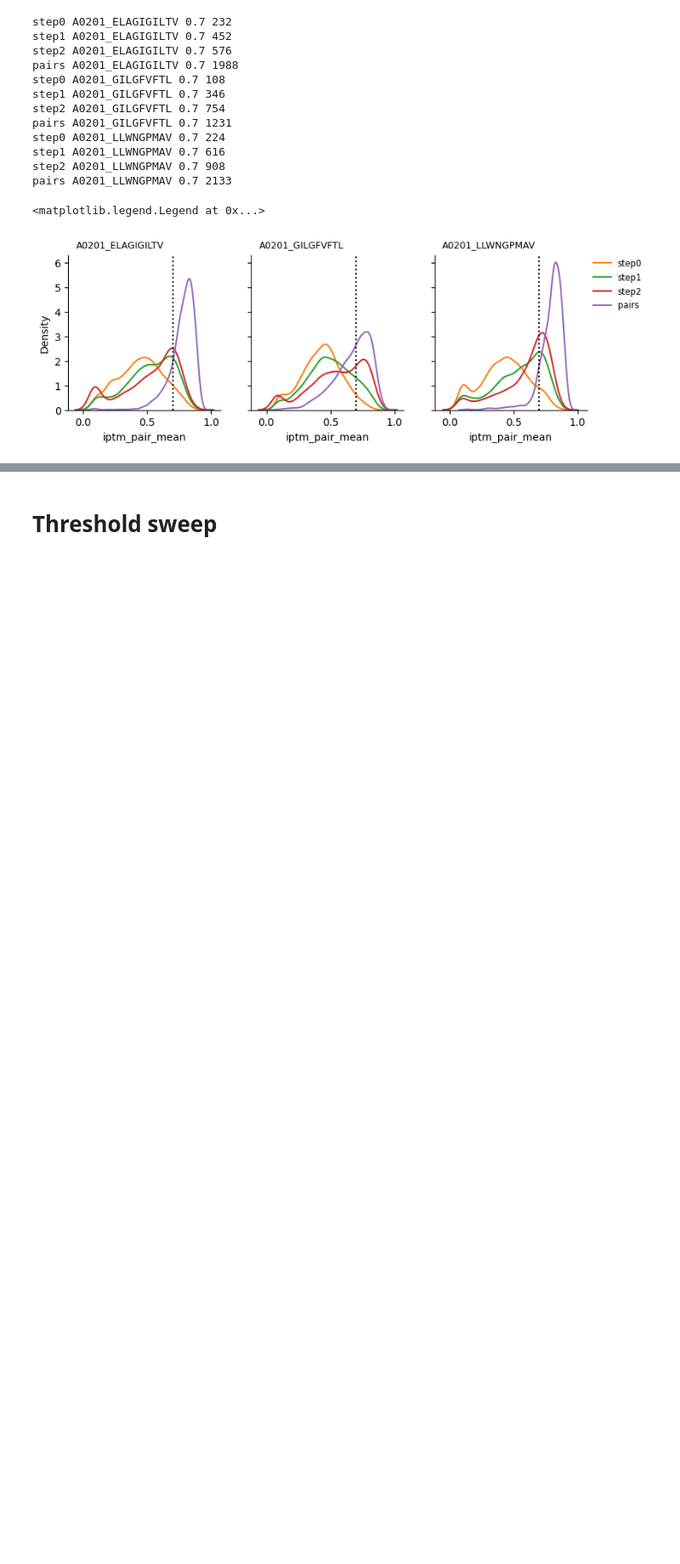
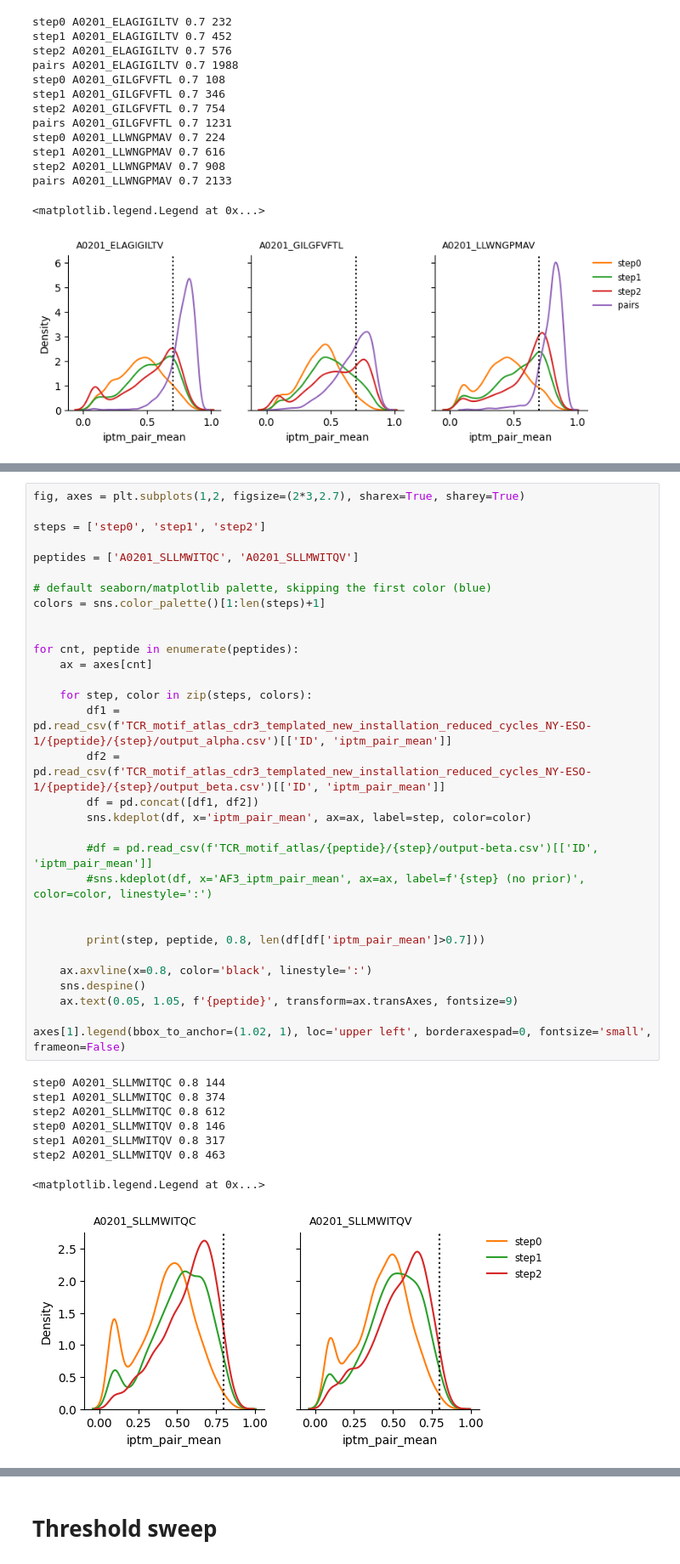
Before and after one commit to Rita-Ann-Roessner/Postdoc-UNIL, a Jupyter notebook: 260626_ESMfold2_motif_builder/Monitor.ipynb, the cells around one changed output, grey strips where cells are left out. Shown at 85% size. Saved outputs shown, nothing was run; the diff lists cells and outputs as text; blank space fills up the shorter version.

```diff
--- a/260626_ESMfold2_motif_builder/Monitor.ipynb
+++ b/260626_ESMfold2_motif_builder/Monitor.ipynb
@@ -113,0 +169,40 @@ pairs A0201_LLWNGPMAV 0.7 2133
+# %%
+fig, axes = plt.subplots(1,2, figsize=(2*3,2.7), sharex=True, sharey=True)
+
+steps = ['step0', 'step1', 'step2']
+
+peptides = ['A0201_SLLMWITQC', 'A0201_SLLMWITQV']
+
+# default seaborn/matplotlib palette, skipping the first color (blue)
+colors = sns.color_palette()[1:len(steps)+1]
+
+
+for cnt, peptide in enumerate(peptides):
+    ax = axes[cnt]
+
+    for step, color in zip(steps, colors):
+        df1 = pd.read_csv(f'TCR_motif_atlas_cdr3_templated_new_installation_reduced_cycles_NY-ESO-1/{peptide}/{step}/output_alpha.csv')[['ID', 'iptm_pair_mean']]
+        df2 = pd.read_csv(f'TCR_motif_atlas_cdr3_templated_new_installation_reduced_cycles_NY-ESO-1/{peptide}/{step}/output_beta.csv')[['ID', 'iptm_pair_mean']]
+        df = pd.concat([df1, df2])
+        sns.kdeplot(df, x='iptm_pair_mean', ax=ax, label=step, color=color)
+
+        #df = pd.read_csv(f'TCR_motif_atlas/{peptide}/{step}/output-beta.csv')[['ID', 'iptm_pair_mean']]
+        #sns.kdeplot(df, x='AF3_iptm_pair_mean', ax=ax, label=f'{step} (no prior)', color=color, linestyle=':')
+
+
+        print(step, peptide, 0.8, len(df[df['iptm_pair_mean']>0.7]))
+
+    ax.axvline(x=0.8, color='black', linestyle=':')
+    sns.despine()
+    ax.text(0.05, 1.05, f'{peptide}', transform=ax.transAxes, fontsize=9)
+
+axes[1].legend(bbox_to_anchor=(1.02, 1), loc='upper left', borderaxespad=0, fontsize='small', frameon=False)
+# %% [output]
+step0 A0201_SLLMWITQC 0.8 144
+step1 A0201_SLLMWITQC 0.8 374
+step2 A0201_SLLMWITQC 0.8 612
+step0 A0201_SLLMWITQV 0.8 146
+step1 A0201_SLLMWITQV 0.8 317
+step2 A0201_SLLMWITQV 0.8 463
+<matplotlib.legend.Legend at 0x...>
+[figure, added]
```
Also changed, not shown: parts of 5 cells of this notebook, 6 other files.
